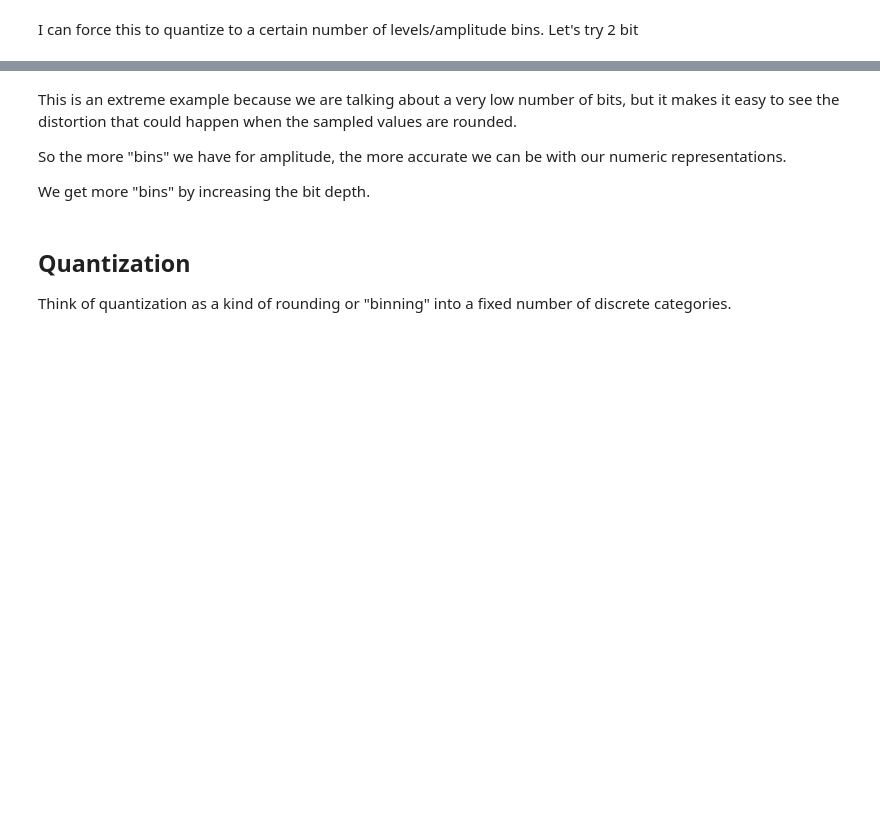
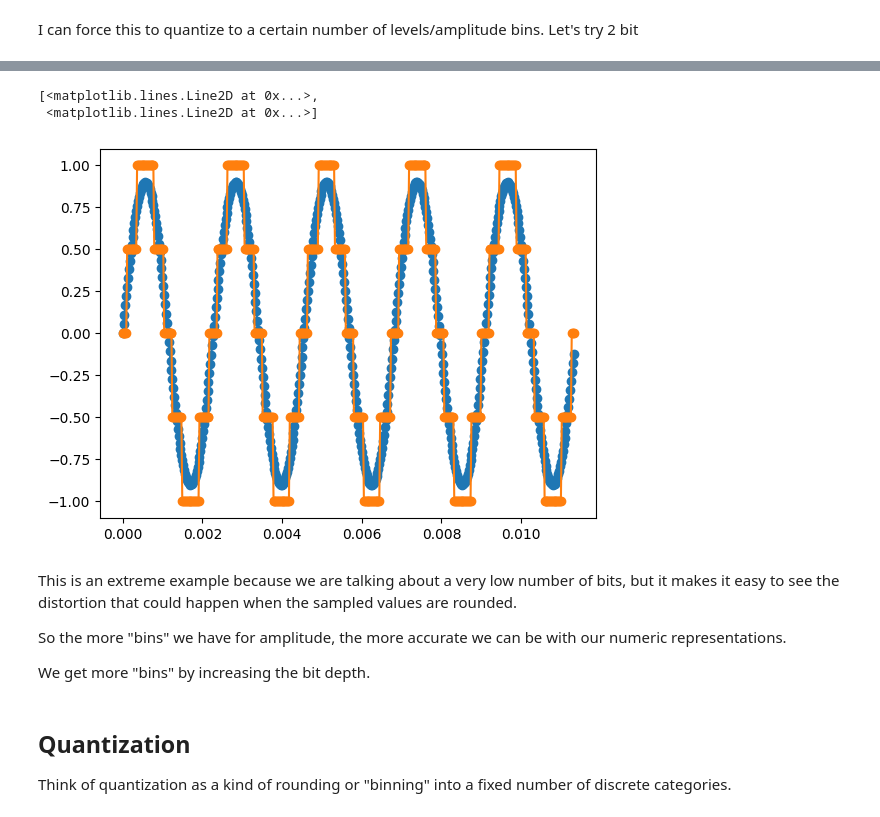
Before and after one commit to MrSesameSeed/AudioTechII, a Jupyter notebook: Lectures-Blank/Lesson05_WorkingWithSound.ipynb, the cells around one changed output, grey strips where cells are left out. Drawn from its saved outputs; the diff is of its cells as text; code cells hidden in the pictures; blank space fills up the shorter version.

```diff
--- a/Lectures-Blank/Lesson05_WorkingWithSound.ipynb
+++ b/Lectures-Blank/Lesson05_WorkingWithSound.ipynb
@@ -257,3 +259,10 @@ Because we are taking discrete measurements, the amplitude of a given sample mus
 Let's look at an example:
 # %% [markdown]
 Here is a normal 440 Hz sinusoid. The bit depth is based on the data type (np.float64 so 64 bit)
+# %%
+fs = 44100
+t = np.arange(0, 1, 1/fs)
+f = 440
+x = 0.9 * np.sin(2*np.pi*f*t)
+Audio(x, rate=fs)
+type(x[0])
@@ -260,2 +271,9 @@ Here is a normal 440 Hz sinusoid. The bit depth is based on the data type (np.fl
 # %% [markdown]
 I can force this to quantize to a certain number of levels/amplitude bins. Let's try 2 bit
+# %%
+bits = 2
+levels = 2**bits
+steps = 2/levels
+
+x_quant = np.round(x/steps)*steps
+Audio(x_quant, rate=fs)
@@ -262,3 +282,9 @@ I can force this to quantize to a certain number of levels/amplitude bins. Let's
+# %%
+plt.plot(t[:500], x[:500], t[:500], x_quant[:500], marker='o')
+# %% [output]
+[<matplotlib.lines.Line2D at 0x...>,
+ <matplotlib.lines.Line2D at 0x...>]
+[figure, added]
 # %% [markdown]
 This is an extreme example because we are talking about a very low number of bits, but it makes it easy to see the distortion that could happen when the sampled values are rounded.
 
```
Also changed, not shown: parts of 11 cells of this notebook, 2 other files.
